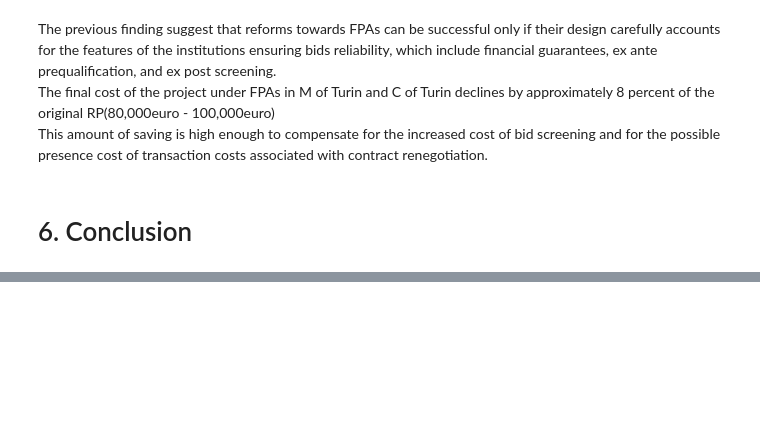
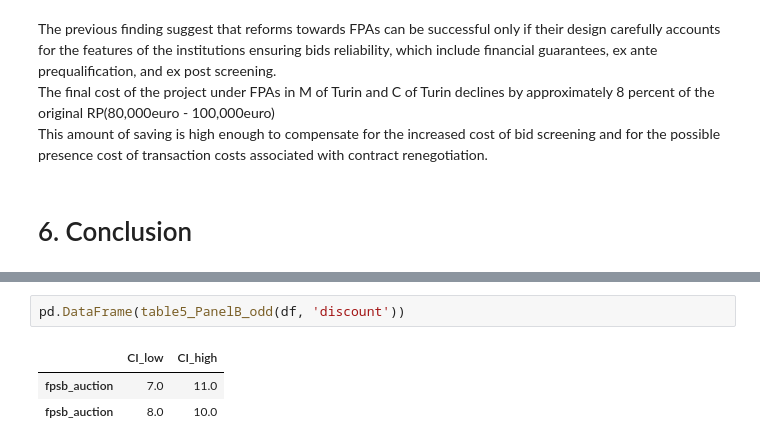
Before and after one commit to huiren-j/Replication-of-Decarolis-2014-, a Jupyter notebook: project_HyeinJeong.ipynb, the cells around one changed output, grey strips where cells are left out. Cells and saved outputs as stored; diff of their text form; blank space fills up the shorter version.

```diff
--- a/project_HyeinJeong.ipynb
+++ b/project_HyeinJeong.ipynb
@@ -669,0 +691,6 @@ KeyError: "Columns not found: 'discount_beta'"
+# %%
+pd.DataFrame(table5_PanelB_odd(df, 'discount'))
+# %% [output]
+|  | CI_low | CI_high |
+| fpsb_auction | 7.0 | 11.0 |
+| fpsb_auction | 8.0 | 10.0 |
```
Also changed, not shown: parts of 12 cells of this notebook, 5 other files.
